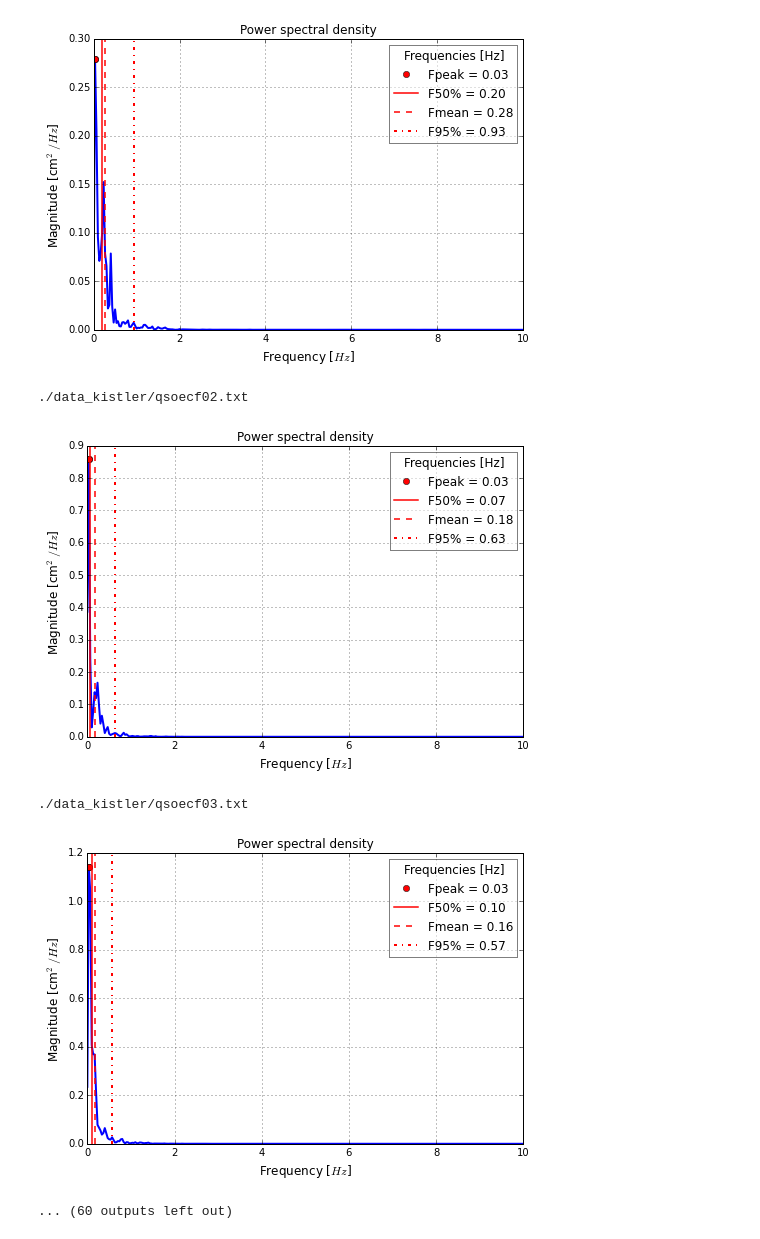
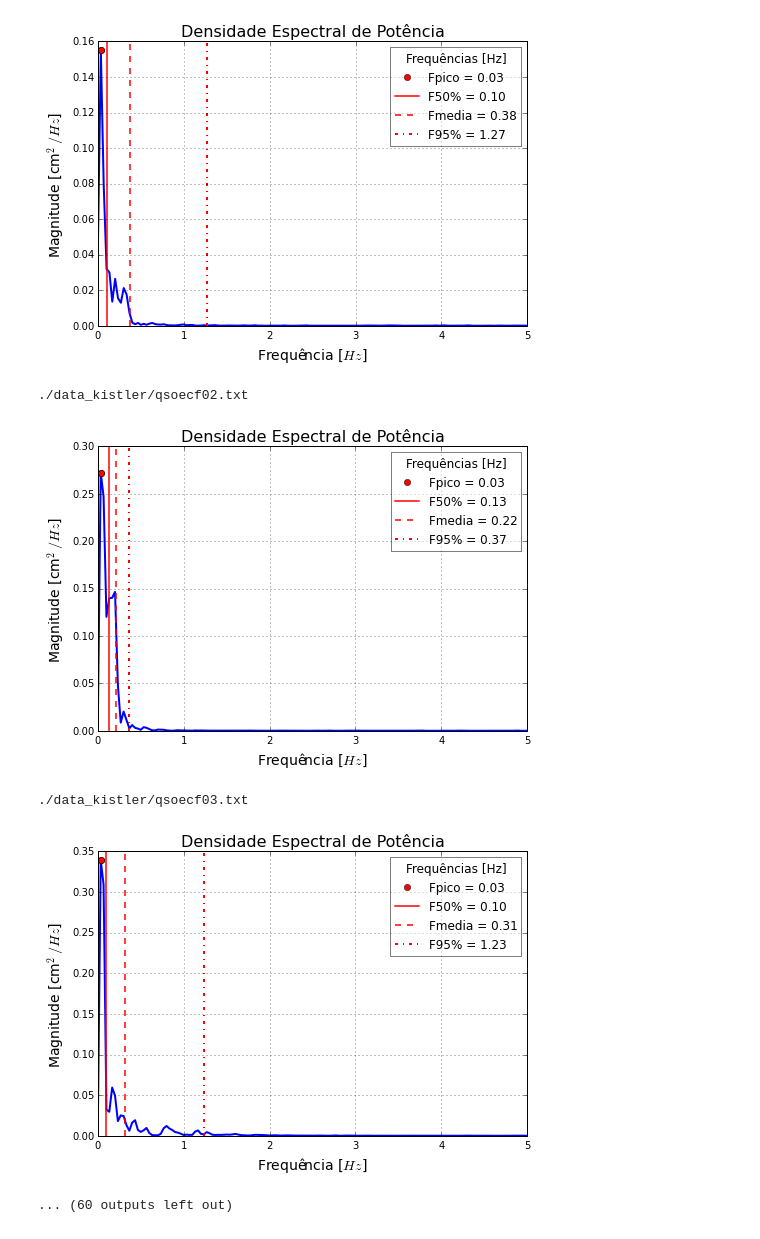
Before and after one commit to damiap/COP, a Jupyter notebook: COPFreq.ipynb, the cells around one changed output. Cells and saved outputs as stored; diff of their text form; code cells hidden in the pictures.

```diff
--- a/COPFreq.ipynb
+++ b/COPFreq.ipynb
@@ -58,8 +60,8 @@ def COP_Processing (path, freq, time, freqCorte):
     copx = filtfilt(b, a, data[:,7])
     copy = filtfilt(b, a, data[:,8])
 
-    #copx = detrend(copx, type='constant')
-    #copy = detrend(copy, type='constant')
+    copx = detrend(copx, type='constant')
+    copy = detrend(copy, type='constant')
 
 
     copx = copx*100
@@ -100,7 +102,7 @@ for subject in subjects:
 
             def psd(x, fs, window, nperseg, noverlap, nfft, detrend, show, ax, scales, xlim, units):
 
-                from scipy import signal, integrate
+
 
                 if not nperseg:
 
@@ -111,11 +113,11 @@ for subject in subjects:
                 mpf = integrate.trapz(f * P, f) / Ptotal # mean power frequency
                 fmax = f[np.argmax(P)]
 
-                # frequency percentiles
+                # frequency percentilesr
                 inds = [0]
                 Area = 100 * Area / Ptotal # + 10 * np.finfo(np.float).eps
 
-                for i in range(1, 2001): # or (1, 101)?????? """
+                for i in range(1, 101):
                     inds.append(np.argmax(Area[inds[-1]:] >= i) + inds[-1])
                 fpcntile = f[inds]
 
@@ -142,19 +144,19 @@ for subject in subjects:
                     plt.plot(f, P, linewidth=2)
                     ylim = ax.get_ylim()
                     plt.plot([fmax, fmax], [np.max(P), np.max(P)], 'ro',
-                        label='Fpeak = %.2f' % fmax)
+                        label='Fpico = %.2f' % fmax)
                     plt.plot([fpcntile[50], fpcntile[50]], ylim, 'r', lw=1.5,
                         label='F50%% = %.2f' % fpcntile[50])
                     plt.plot([mpf, mpf], ylim, 'r--', lw=1.5,
-                        label='Fmean = %.2f' % mpf)
+                        label='Fmedia = %.2f' % mpf)
                     plt.plot([fpcntile[95], fpcntile[95]], ylim, 'r-.', lw=2,
                         label='F95%% = %.2f' % fpcntile[95])
                     leg = ax.legend(loc='best', numpoints=1, framealpha=.5,
-                    title='Frequencies [Hz]')
+                    title='Frequências [Hz]')
                     plt.setp(leg.get_title(), fontsize=12)
-                    plt.xlabel('Frequency [$Hz$]', fontsize=12)
-                    plt.ylabel('Magnitude [%s$^2/Hz$]' % units, fontsize=12)
-                    plt.title('Power spectral density', fontsize=12)
+                    plt.xlabel('Frequência [$Hz$]', fontsize=14)
+                    plt.ylabel('Magnitude [%s$^2/Hz$]' % units, fontsize=14)
+                    plt.title('Densidade Espectral de Potência', fontsize=16)
                     if xlim:
                         ax.set_xlim(xlim)
                     ax.set_ylim(ylim)
@@ -172,9 +174,9 @@ for subject in subjects:
             #print ('fpcntile =', fpcntile)
 
             # COPX
-            fpcntile, mpf, fmax, Ptotal, f, P  = psd(copx, fs=freq, window='hanning', nperseg=None, noverlap=None, nfft=None,  detrend='constant', show=True, ax=None, scales='linear', xlim=[0,10], units='cm')
+            #fpcntile, mpf, fmax, Ptotal, f, P  = psd(copx, fs=freq, window='hanning', nperseg=None, noverlap=None, nfft=None,  detrend='constant', show=True, ax=None, scales='linear', xlim=[0,10], units='cm')
 
             # COPY
-            #fpcntile, mpf, fmax, Ptotal, f, P  = psd(copy, fs=freq, window='hanning', nperseg=None, noverlap=None, nfft=None,  detrend='constant', show=True, ax=None, scales='linear', xlim=[0,10], units='cm')
+            fpcntile, mpf, fmax, Ptotal, f, P  = psd(copy, fs=freq, window='hanning', nperseg=None, noverlap=None, nfft=None,  detrend='constant', show=True, ax=None, scales='linear', xlim=[0,5], units='cm')
 # %% [output]
 ./data_kistler/qscecf01.txt
@@ -186,7 +188,7 @@ for subject in subjects:
 ./data_kistler/qsoecf01.txt
-[figure, old version]
+[figure, new version]
 ./data_kistler/qsoecf02.txt
-[figure, old version]
+[figure, new version]
 ./data_kistler/qsoecf03.txt
-[figure, old version]
+[figure, new version]
 ... (60 outputs left out)
```
Also changed, not shown: parts of 4 cells of this notebook.
